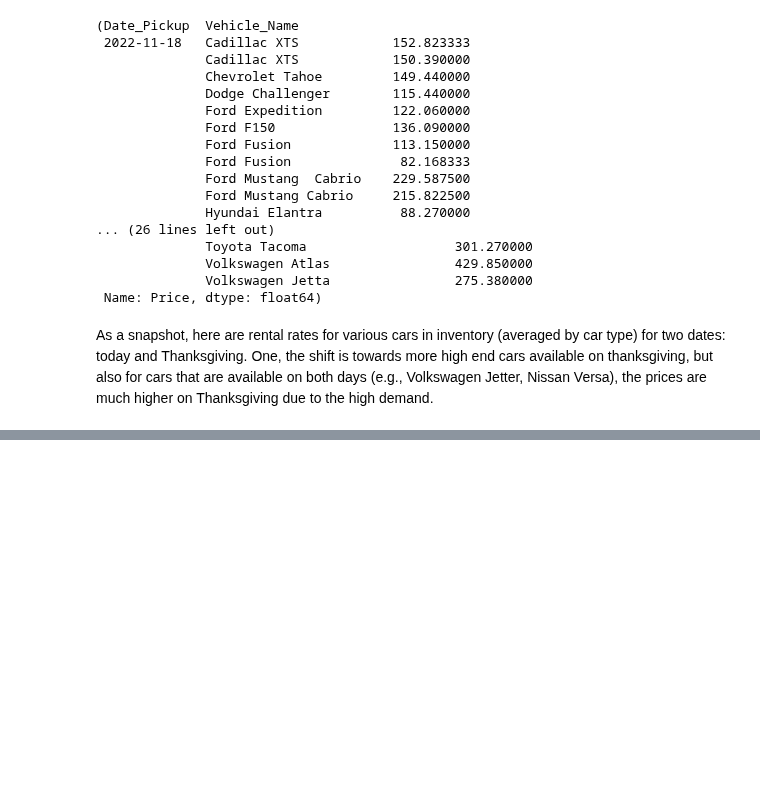
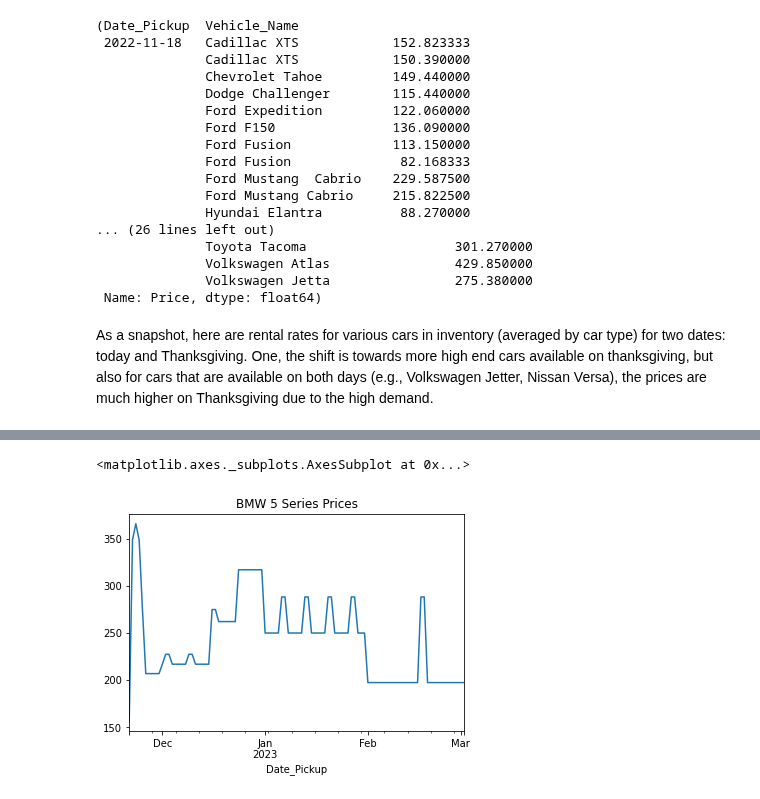
Before and after one commit to JADukeAIPI/AIPIProject, a Jupyter notebook: EDA_and_modeling.ipynb, the cells around one changed output, grey strips where cells are left out. Cells and saved outputs as stored; diff of their text form; code cells hidden in the pictures; blank space fills up the shorter version.

```diff
--- a/EDA_and_modeling.ipynb
+++ b/EDA_and_modeling.ipynb
@@ -171,0 +183,5 @@ As a snapshot, here are rental rates for various cars in inventory (averaged by
+# %%
+BMW5.plot(title='BMW 5 Series Prices')
+# %% [output]
+<matplotlib.axes._subplots.AxesSubplot at 0x...>
+[figure, added]
```
Also changed, not shown: parts of 5 cells of this notebook.
